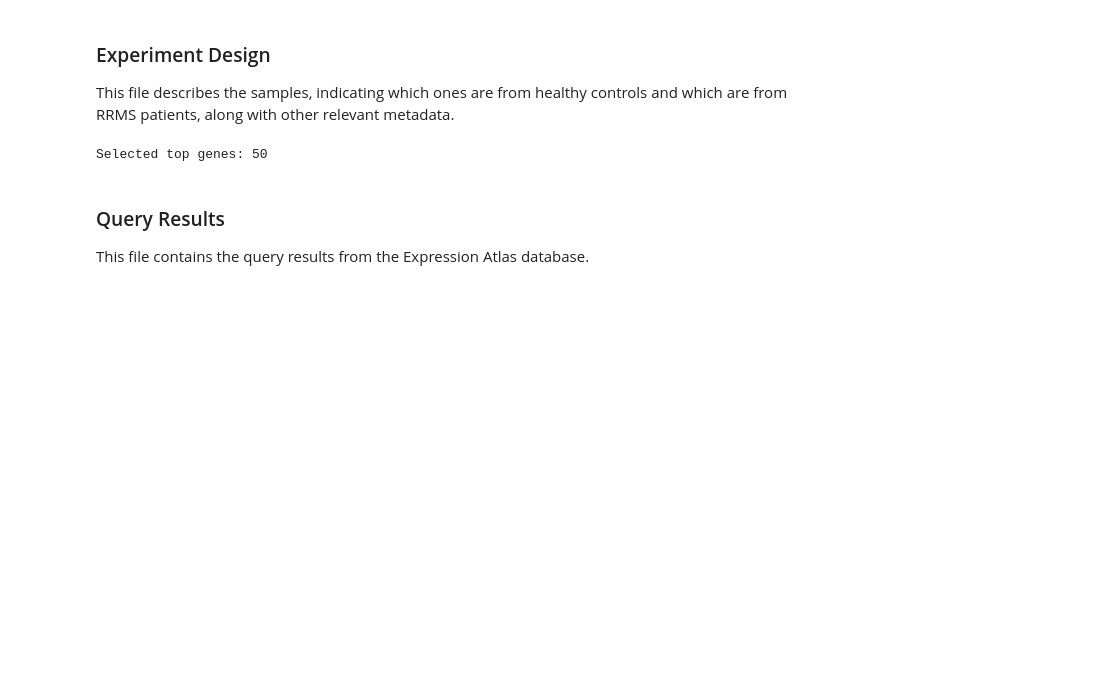
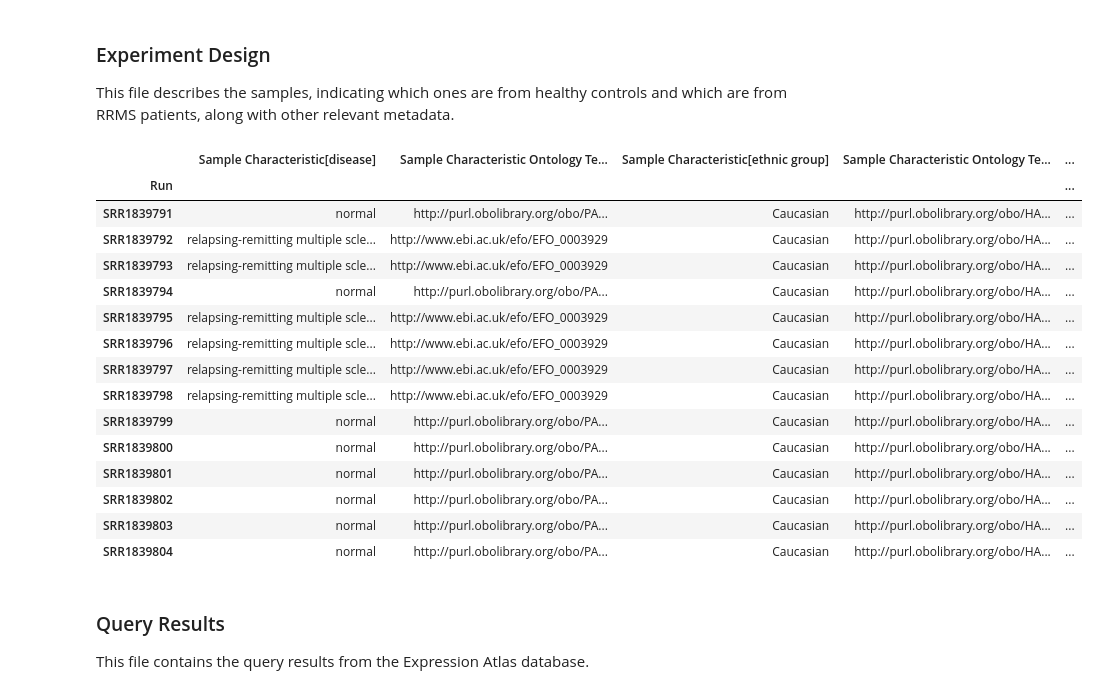
Before and after one commit to Vedhuggaren/TDDE56_MS_Classifier, a Jupyter notebook: ms-classifier.ipynb, the cells around one changed output. Drawn from its saved outputs; the diff is of its cells as text; code cells hidden in the pictures; blank space fills up the shorter version.

```diff
--- a/ms-classifier.ipynb
+++ b/ms-classifier.ipynb
@@ -102,35 +102,23 @@ This file describes the samples, indicating which ones are from healthy controls
 # %%
 df_experiment_design = pd.read_csv(f"{DATA_DIR}/experiment-design.tsv", sep="\t", index_col=0)
 df_experiment_design
-
-# Compute mean expression separately for healthy vs MS patients
-labels_disease = df_experiment_design["Sample Characteristic[disease]"].to_list()
-healthy_ids = df_experiment_design[df_experiment_design["Sample Characteristic[disease]"] == "normal"].index
-disease_ids = df_experiment_design[df_experiment_design["Sample Characteristic[disease]"] != "normal"].index
-
-mean_healthy = df_raw_counts[healthy_ids].mean(axis=1)
-mean_disease = df_raw_counts[disease_ids].mean(axis=1)
-
-# Absolute fold change between groups
-fold_change = (mean_disease - mean_healthy).abs()
-
-# Select top 50 most differentially expressed genes
-top_genes = fold_change.nlargest(50).index
-df_selected = df_raw_counts.loc[top_genes]
-
-print("Selected top genes:", len(df_selected))
-
-### ---- Create data matrix ----
-
-patient_ids = df_experiment_design.index.to_list()
-X = df_selected[patient_ids].T.values
-labels = df_experiment_design["Sample Characteristic[disease]"]
-
-# Convert labels → binary integers
-unique_labels = list(set(labels))
-y = np.array([unique_labels.index(label) for label in labels])
 # %% [output]
-Selected top genes: 50
+|  | Sample Characteristic[disease] | Sample Characteristic Ontology Te... | Sample Characteristic[ethnic group] | Sample Characteristic Ontology Te... | ... |
+| Run |  |  |  |  | ... |
+| SRR1839791 | normal | http://purl.obolibrary.org/obo/PA... | Caucasian | http://purl.obolibrary.org/obo/HA... | ... |
+| SRR1839792 | relapsing-remitting multiple scle... | http://www.ebi.ac.uk/efo/EFO_0003929 | Caucasian | http://purl.obolibrary.org/obo/HA... | ... |
+| SRR1839793 | relapsing-remitting multiple scle... | http://www.ebi.ac.uk/efo/EFO_0003929 | Caucasian | http://purl.obolibrary.org/obo/HA... | ... |
+| SRR1839794 | normal | http://purl.obolibrary.org/obo/PA... | Caucasian | http://purl.obolibrary.org/obo/HA... | ... |
+| SRR1839795 | relapsing-remitting multiple scle... | http://www.ebi.ac.uk/efo/EFO_0003929 | Caucasian | http://purl.obolibrary.org/obo/HA... | ... |
+| SRR1839796 | relapsing-remitting multiple scle... | http://www.ebi.ac.uk/efo/EFO_0003929 | Caucasian | http://purl.obolibrary.org/obo/HA... | ... |
+| SRR1839797 | relapsing-remitting multiple scle... | http://www.ebi.ac.uk/efo/EFO_0003929 | Caucasian | http://purl.obolibrary.org/obo/HA... | ... |
+| SRR1839798 | relapsing-remitting multiple scle... | http://www.ebi.ac.uk/efo/EFO_0003929 | Caucasian | http://purl.obolibrary.org/obo/HA... | ... |
+| SRR1839799 | normal | http://purl.obolibrary.org/obo/PA... | Caucasian | http://purl.obolibrary.org/obo/HA... | ... |
+| SRR1839800 | normal | http://purl.obolibrary.org/obo/PA... | Caucasian | http://purl.obolibrary.org/obo/HA... | ... |
+| SRR1839801 | normal | http://purl.obolibrary.org/obo/PA... | Caucasian | http://purl.obolibrary.org/obo/HA... | ... |
+| SRR1839802 | normal | http://purl.obolibrary.org/obo/PA... | Caucasian | http://purl.obolibrary.org/obo/HA... | ... |
+| SRR1839803 | normal | http://purl.obolibrary.org/obo/PA... | Caucasian | http://purl.obolibrary.org/obo/HA... | ... |
+| SRR1839804 | normal | http://purl.obolibrary.org/obo/PA... | Caucasian | http://purl.obolibrary.org/obo/HA... | ... |
 # %% [markdown]
 ### Query Results
 
```
Also changed, not shown: parts of 2 cells of this notebook.
